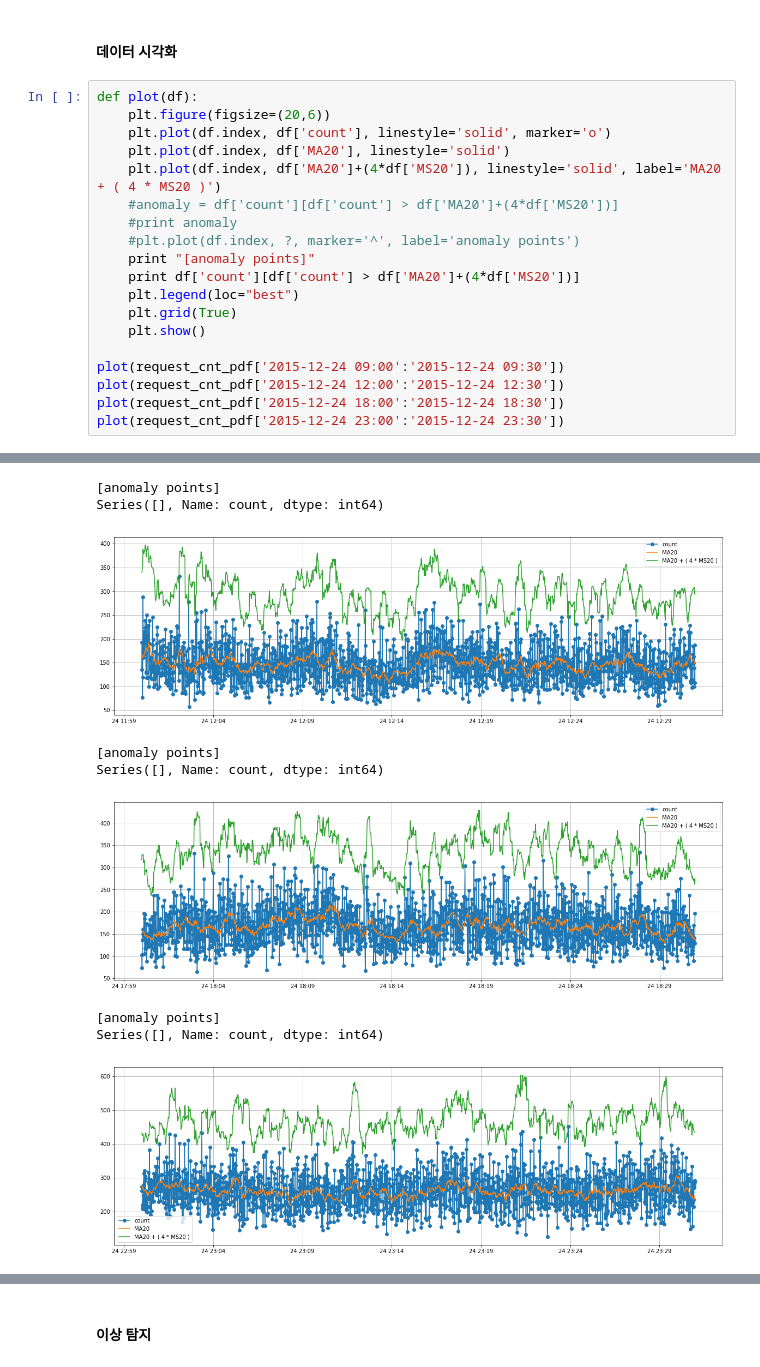
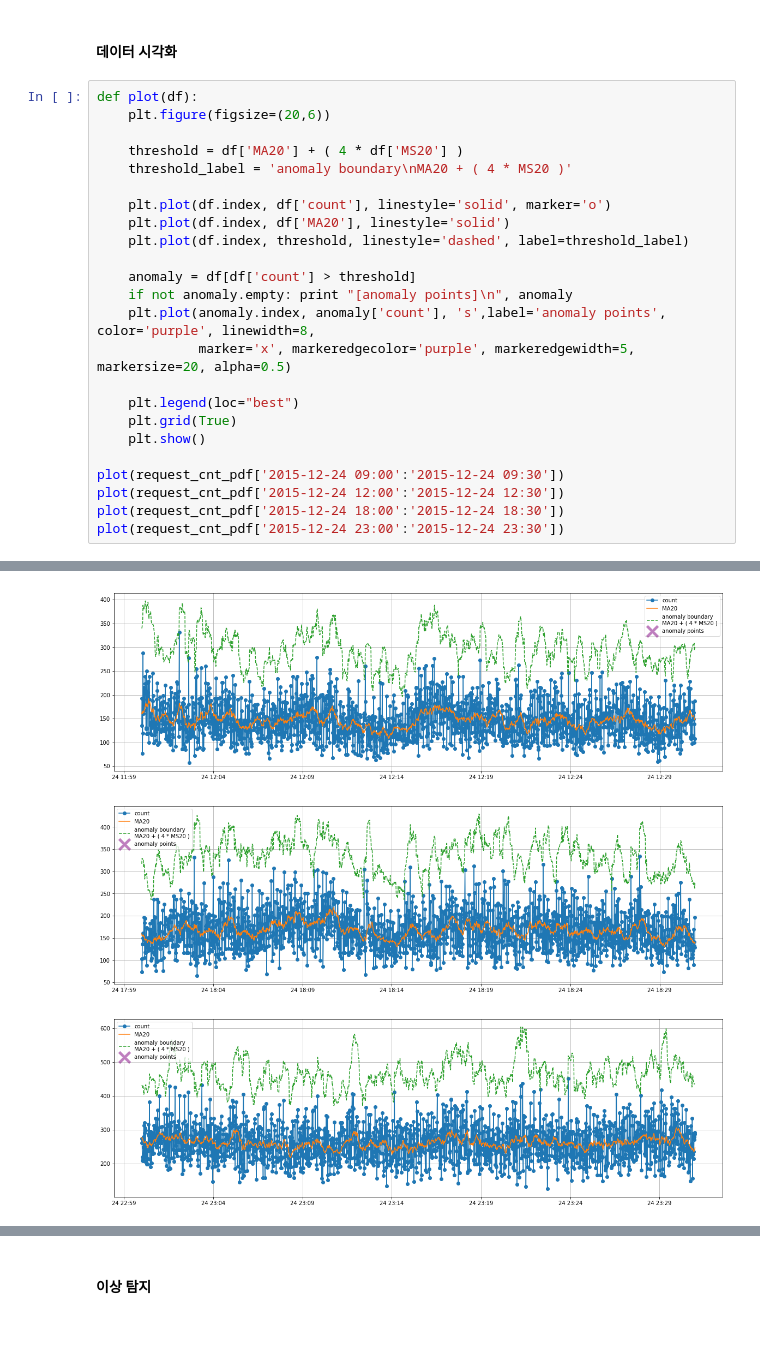
Before and after one commit to pjh0347/hadoop, a Jupyter notebook: anomaly_detection/anomaly_detection.ipynb, the cells around one changed output, grey strips where cells are left out. Drawn from its saved outputs; the diff is of its cells as text; blank space fills up the shorter version.

Commit message:
improves anomaly_detection notebook

```diff
--- a/anomaly_detection/anomaly_detection.ipynb
+++ b/anomaly_detection/anomaly_detection.ipynb
@@ -129,14 +129,19 @@ max    1.212000e+03  7.894000e+02  2.237418e+02
 # %%
 def plot(df):
     plt.figure(figsize=(20,6))
+
+    threshold = df['MA20'] + ( 4 * df['MS20'] )
+    threshold_label = 'anomaly boundary\nMA20 + ( 4 * MS20 )'
+
     plt.plot(df.index, df['count'], linestyle='solid', marker='o')
     plt.plot(df.index, df['MA20'], linestyle='solid')
-    plt.plot(df.index, df['MA20']+(4*df['MS20']), linestyle='solid', label='MA20 + ( 4 * MS20 )')
-    #anomaly = df['count'][df['count'] > df['MA20']+(4*df['MS20'])]
-    #print anomaly
-    #plt.plot(df.index, ?, marker='^', label='anomaly points')
-    print "[anomaly points]"
-    print df['count'][df['count'] > df['MA20']+(4*df['MS20'])]
+    plt.plot(df.index, threshold, linestyle='dashed', label=threshold_label)
+
+    anomaly = df[df['count'] > threshold]
+    if not anomaly.empty: print "[anomaly points]\n", anomaly
+    plt.plot(anomaly.index, anomaly['count'], 's',label='anomaly points', color='purple', linewidth=8,
+             marker='x', markeredgecolor='purple', markeredgewidth=5, markersize=20, alpha=0.5)
+
     plt.legend(loc="best")
     plt.grid(True)
     plt.show()
@@ -152,9 +155,3 @@ Series([], Name: count, dtype: int64)
-[anomaly points]
-Series([], Name: count, dtype: int64)
-[figure, old version]
+[figure, new version]
-[anomaly points]
-Series([], Name: count, dtype: int64)
-[figure, old version]
+[figure, new version]
-[anomaly points]
-Series([], Name: count, dtype: int64)
-[figure, old version]
+[figure, new version]
```
Also changed, not shown: parts of 14 cells of this notebook.
